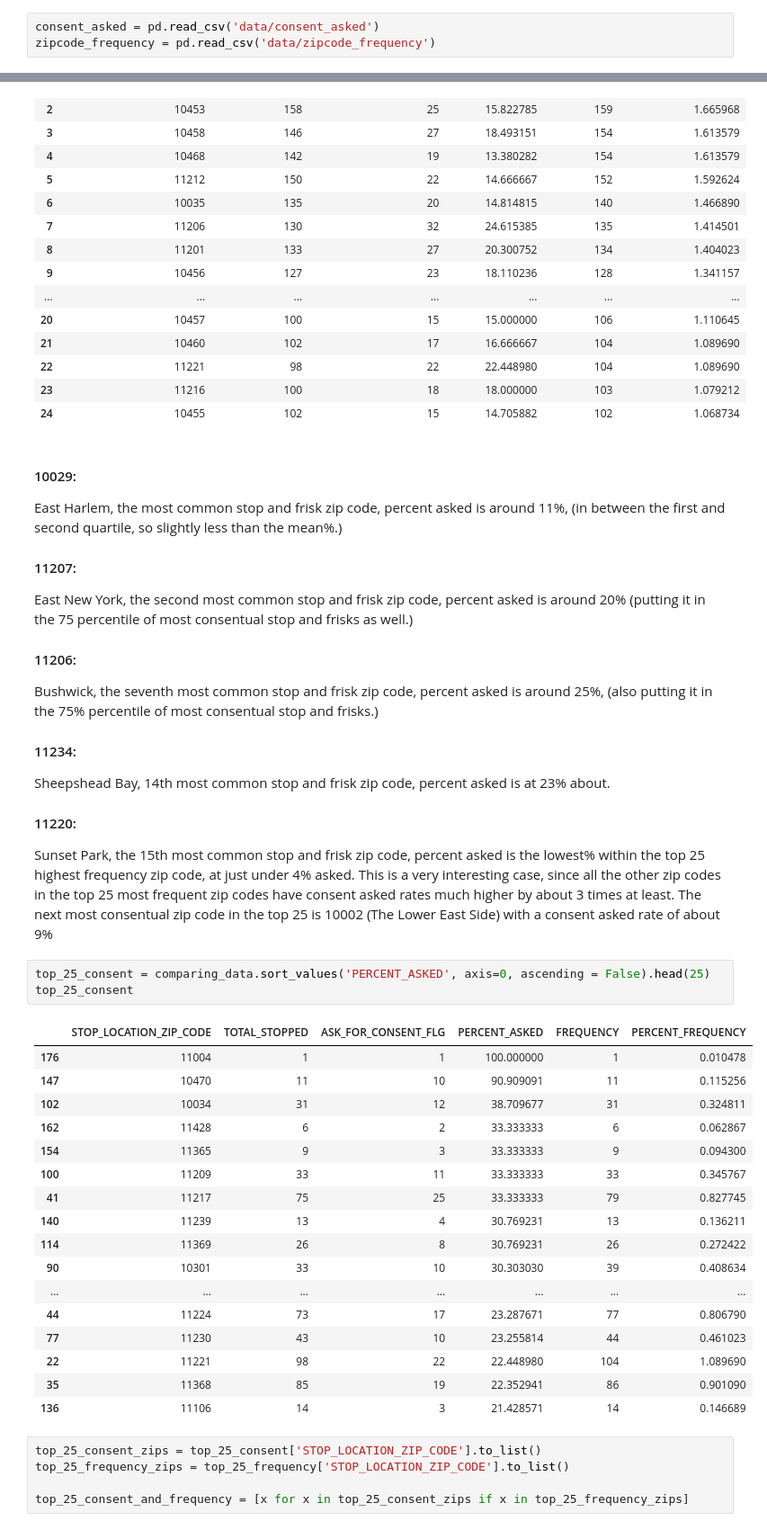
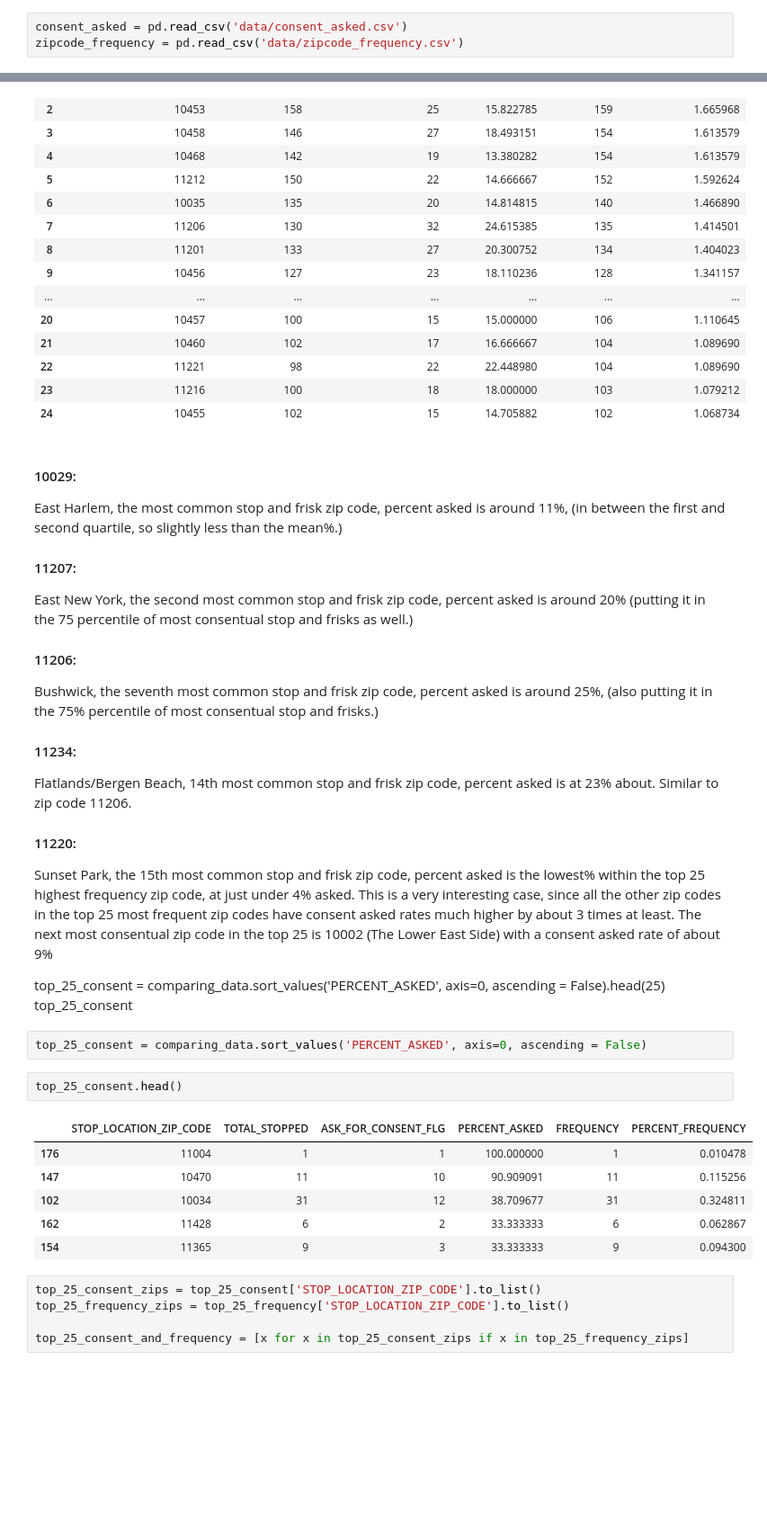
Before and after one commit to casanave/stop_and_frisk_2020, a Jupyter notebook: comparing_zipcode_frequency_to_consent_asked.ipynb, the cells around one changed output, grey strips where cells are left out. Shown at 90% size. Drawn from its saved outputs; the diff is of its cells as text; blank space fills up the shorter version.

```diff
--- a/comparing_zipcode_frequency_to_consent_asked.ipynb
+++ b/comparing_zipcode_frequency_to_consent_asked.ipynb
@@ -2,8 +2,8 @@
 import pandas as pd
 import folium
 # %%
-consent_asked = pd.read_csv('data/consent_asked')
-zipcode_frequency = pd.read_csv('data/zipcode_frequency')
+consent_asked = pd.read_csv('data/consent_asked.csv')
+zipcode_frequency = pd.read_csv('data/zipcode_frequency.csv')
 # %%
 consent_asked.head()
 # %% [output]
@@ -75,31 +75,25 @@ East New York, the second most common stop and frisk zip code, percent asked is
 Bushwick, the seventh most common stop and frisk zip code, percent asked is around 25%, (also putting it in the 75% percentile of most consentual stop and frisks.)
 
 #### 11234:
-Sheepshead Bay, 14th most common stop and frisk zip code, percent asked is at 23% about.
+Flatlands/Bergen Beach, 14th most common stop and frisk zip code, percent asked is at 23% about. Similar to zip code 11206.
 
 #### 11220:
 Sunset Park, the 15th most common stop and frisk zip code, percent asked is the lowest% within the top 25 highest frequency zip code, at just under 4% asked. This is a very interesting case, since all the other zip codes in the top 25 most frequent zip codes have consent asked rates much higher by about 3 times at least. The next most consentual zip code in the top 25 is 10002 (The Lower East Side) with a consent asked rate of about 9%
+
+
+top_25_consent = comparing_data.sort_values('PERCENT_ASKED', axis=0, ascending = False).head(25)
+top_25_consent
 # %%
-top_25_consent = comparing_data.sort_values('PERCENT_ASKED', axis=0, ascending = False).head(25)
-top_25_consent
+top_25_consent = comparing_data.sort_values('PERCENT_ASKED', axis=0, ascending = False)
-# %% [output]
-|  | STOP_LOCATION_ZIP_CODE | TOTAL_STOPPED | ASK_FOR_CONSENT_FLG | PERCENT_ASKED | FREQUENCY | PERCENT_FREQUENCY |
-| 176 | 11004 | 1 | 1 | 100.000000 | 1 | 0.010478 |
-| 147 | 10470 | 11 | 10 | 90.909091 | 11 | 0.115256 |
-| 102 | 10034 | 31 | 12 | 38.709677 | 31 | 0.324811 |
-| 162 | 11428 | 6 | 2 | 33.333333 | 6 | 0.062867 |
-| 154 | 11365 | 9 | 3 | 33.333333 | 9 | 0.094300 |
-| 100 | 11209 | 33 | 11 | 33.333333 | 33 | 0.345767 |
-| 41 | 11217 | 75 | 25 | 33.333333 | 79 | 0.827745 |
-| 140 | 11239 | 13 | 4 | 30.769231 | 13 | 0.136211 |
-| 114 | 11369 | 26 | 8 | 30.769231 | 26 | 0.272422 |
-| 90 | 10301 | 33 | 10 | 30.303030 | 39 | 0.408634 |
-| ... | ... | ... | ... | ... | ... | ... |
-| 44 | 11224 | 73 | 17 | 23.287671 | 77 | 0.806790 |
-| 77 | 11230 | 43 | 10 | 23.255814 | 44 | 0.461023 |
-| 22 | 11221 | 98 | 22 | 22.448980 | 104 | 1.089690 |
-| 35 | 11368 | 85 | 19 | 22.352941 | 86 | 0.901090 |
-| 136 | 11106 | 14 | 3 | 21.428571 | 14 | 0.146689 |
+# %%
+top_25_consent.head()
+# %% [output]
+|  | STOP_LOCATION_ZIP_CODE | TOTAL_STOPPED | ASK_FOR_CONSENT_FLG | PERCENT_ASKED | FREQUENCY | PERCENT_FREQUENCY |
+| 176 | 11004 | 1 | 1 | 100.000000 | 1 | 0.010478 |
+| 147 | 10470 | 11 | 10 | 90.909091 | 11 | 0.115256 |
+| 102 | 10034 | 31 | 12 | 38.709677 | 31 | 0.324811 |
+| 162 | 11428 | 6 | 2 | 33.333333 | 6 | 0.062867 |
+| 154 | 11365 | 9 | 3 | 33.333333 | 9 | 0.094300 |
 # %%
 top_25_consent_zips = top_25_consent['STOP_LOCATION_ZIP_CODE'].to_list()
 top_25_frequency_zips = top_25_frequency['STOP_LOCATION_ZIP_CODE'].to_list()
```
Also changed, not shown: parts of 10 cells of this notebook, 24 other files.
